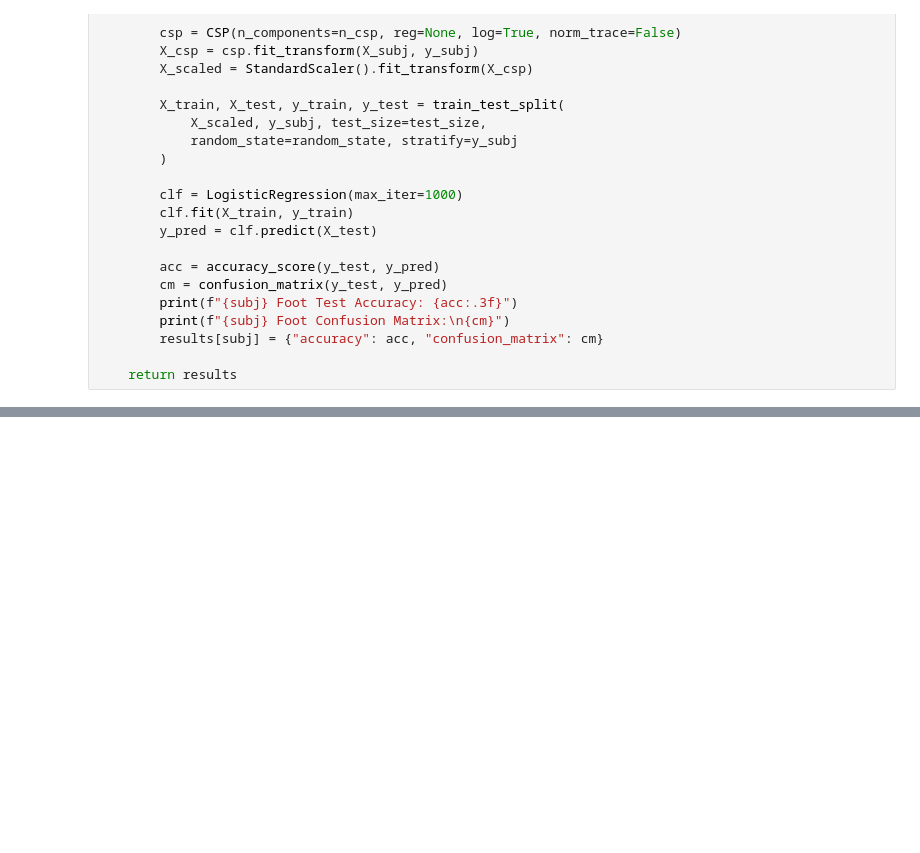
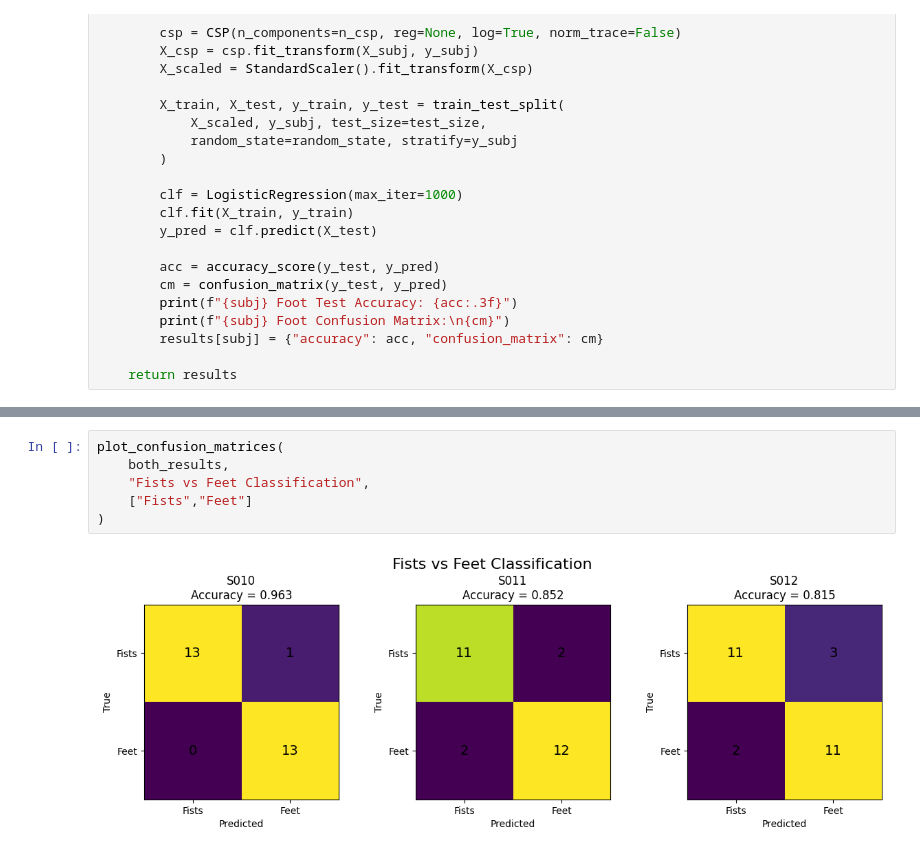
Before and after one commit to KeanuVentura/MotorClassifier, a Jupyter notebook: models.ipynb, the cells around one changed output, grey strips where cells are left out. Saved outputs shown, nothing was run; the diff lists cells and outputs as text; blank space fills up the shorter version.

```diff
--- a/models.ipynb
+++ b/models.ipynb
@@ -130,0 +196,8 @@ S010 Foot Confusion Matrix:
+# %%
+plot_confusion_matrices(
+    both_results,
+    "Fists vs Feet Classification",
+    ["Fists","Feet"]
+)
+# %% [output]
+[figure, added]
```
Also changed, not shown: parts of 4 cells of this notebook, 56 other files.
